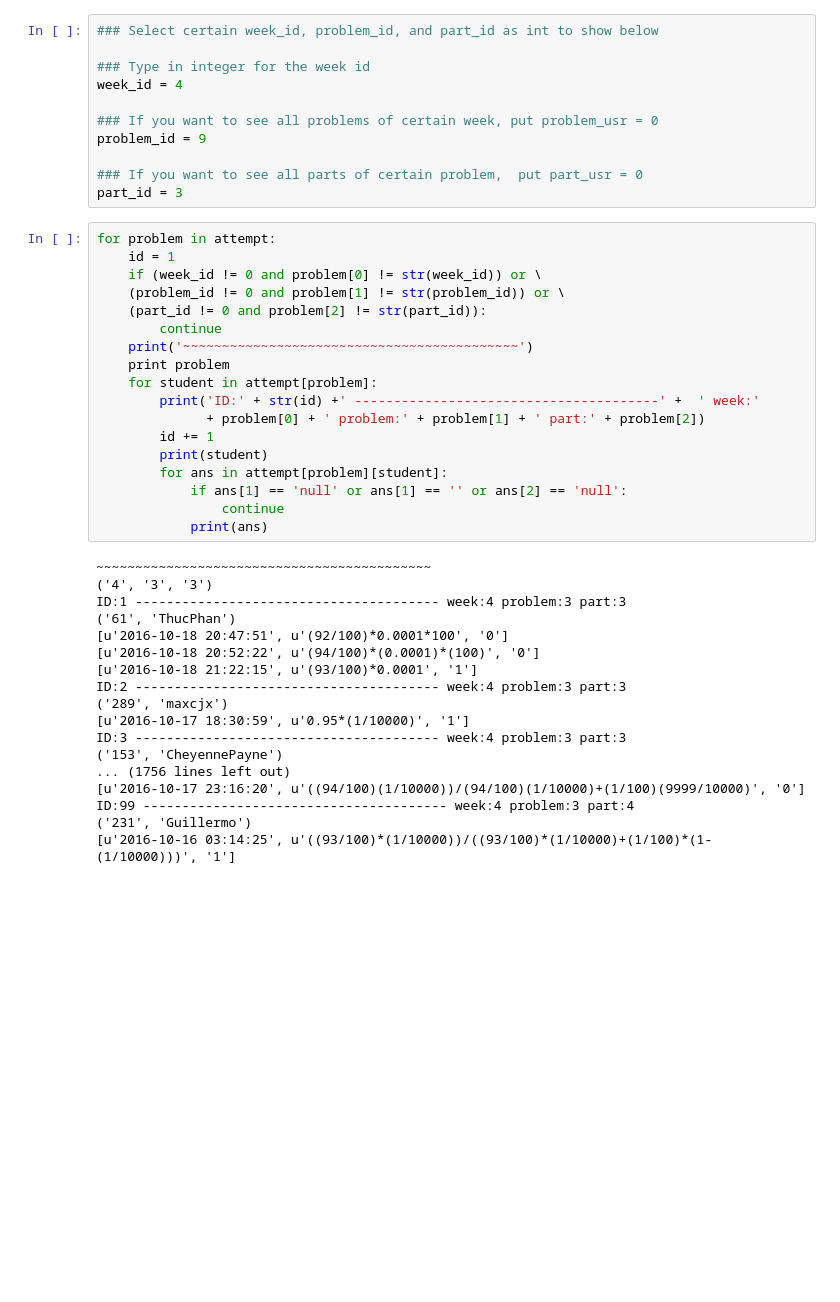
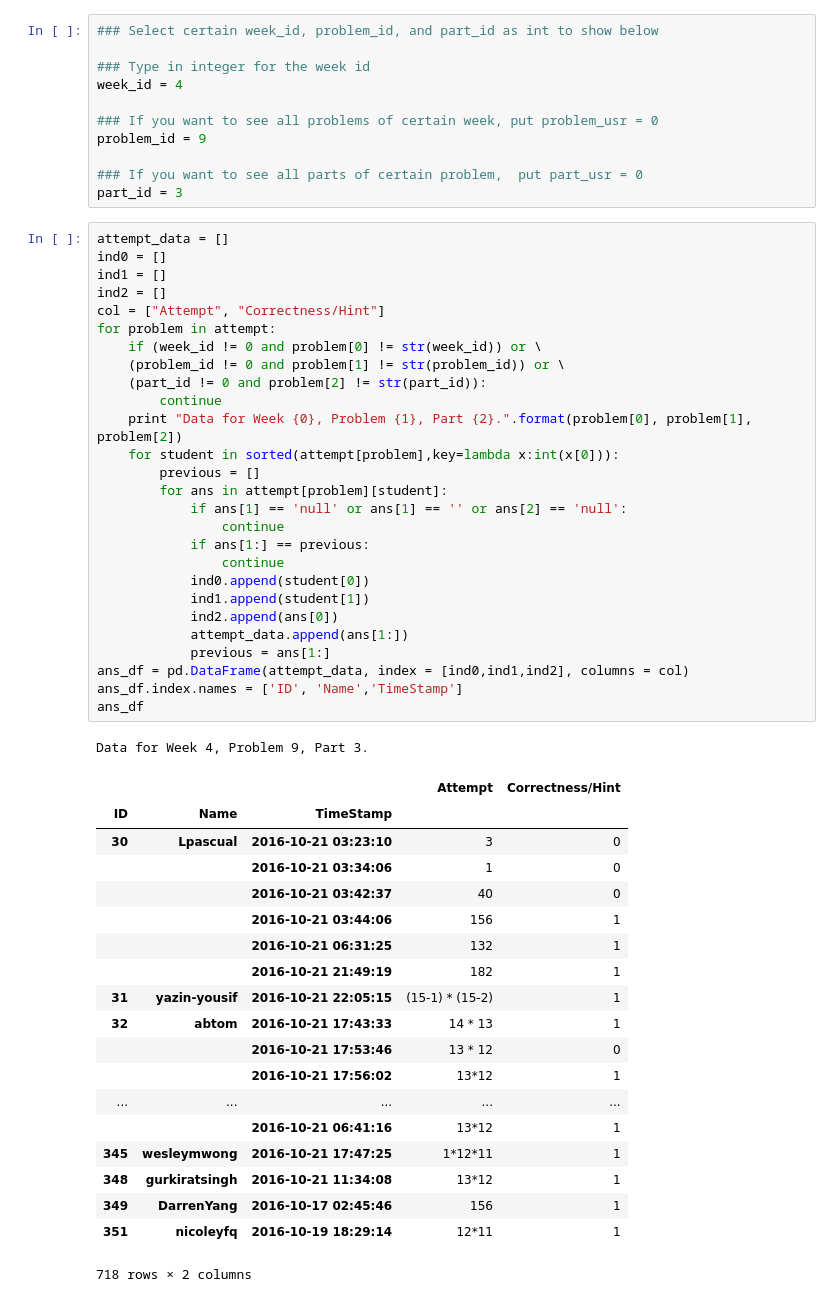
Before and after one commit to vrushalisamant/TA_repo, a Jupyter notebook: edX_data_notebook/Data_Analysis.py.ipynb, the cells around one changed output. Saved outputs shown, nothing was run; the diff lists cells and outputs as text; blank space fills up the shorter version.

Commit message:
updated week5 problems and data notebook

```diff
--- a/edX_data_notebook/Data_Analysis.py.ipynb
+++ b/edX_data_notebook/Data_Analysis.py.ipynb
@@ -59,41 +100,53 @@ problem_id = 9
 ### If you want to see all parts of certain problem,  put part_usr = 0
 part_id = 3
 # %%
+attempt_data = []
+ind0 = []
+ind1 = []
+ind2 = []
+col = ["Attempt", "Correctness/Hint"]
 for problem in attempt:
-    id = 1
     if (week_id != 0 and problem[0] != str(week_id)) or \
     (problem_id != 0 and problem[1] != str(problem_id)) or \
     (part_id != 0 and problem[2] != str(part_id)):
         continue
-    print('~~~~~~~~~~~~~~~~~~~~~~~~~~~~~~~~~~~~~~~~~~~')
-    print problem
-    for student in attempt[problem]:
-        print('ID:' + str(id) +' ---------------------------------------' +  ' week:'
-              + problem[0] + ' problem:' + problem[1] + ' part:' + problem[2])
-        id += 1
-        print(student)
+    print "Data for Week {0}, Problem {1}, Part {2}.".format(problem[0], problem[1], problem[2])
+    for student in sorted(attempt[problem],key=lambda x:int(x[0])):
+        previous = []
         for ans in attempt[problem][student]:
             if ans[1] == 'null' or ans[1] == '' or ans[2] == 'null':
                 continue
-            print(ans)
+            if ans[1:] == previous:
+                continue
+            ind0.append(student[0])
+            ind1.append(student[1])
+            ind2.append(ans[0])
+            attempt_data.append(ans[1:])
+            previous = ans[1:]
+ans_df = pd.DataFrame(attempt_data, index = [ind0,ind1,ind2], columns = col)
+ans_df.index.names = ['ID', 'Name','TimeStamp']
+ans_df
 # %% [output]
-~~~~~~~~~~~~~~~~~~~~~~~~~~~~~~~~~~~~~~~~~~~
-('4', '3', '3')
-ID:1 --------------------------------------- week:4 problem:3 part:3
-('61', 'ThucPhan')
-[u'2016-10-18 20:47:51', u'(92/100)*0.0001*100', '0']
-[u'2016-10-18 20:52:22', u'(94/100)*(0.0001)*(100)', '0']
-[u'2016-10-18 21:22:15', u'(93/100)*0.0001', '1']
-ID:2 --------------------------------------- week:4 problem:3 part:3
-('289', 'maxcjx')
-[u'2016-10-17 18:30:59', u'0.95*(1/10000)', '1']
-ID:3 --------------------------------------- week:4 problem:3 part:3
-('153', 'CheyennePayne')
-... (1756 lines left out)
-[u'2016-10-17 23:16:20', u'((94/100)(1/10000))/(94/100)(1/10000)+(1/100)(9999/10000)', '0']
-ID:99 --------------------------------------- week:4 problem:3 part:4
-('231', 'Guillermo')
-[u'2016-10-16 03:14:25', u'((93/100)*(1/10000))/((93/100)*(1/10000)+(1/100)*(1-(1/10000)))', '1']
+Data for Week 4, Problem 9, Part 3.
+|  |  |  | Attempt | Correctness/Hint |
+| ID | Name | TimeStamp |  |  |
+| 30 | Lpascual | 2016-10-21 03:23:10 | 3 | 0 |
+|  |  | 2016-10-21 03:34:06 | 1 | 0 |
+|  |  | 2016-10-21 03:42:37 | 40 | 0 |
+|  |  | 2016-10-21 03:44:06 | 156 | 1 |
+|  |  | 2016-10-21 06:31:25 | 132 | 1 |
+|  |  | 2016-10-21 21:49:19 | 182 | 1 |
+| 31 | yazin-yousif | 2016-10-21 22:05:15 | (15-1) * (15-2) | 1 |
+| 32 | abtom | 2016-10-21 17:43:33 | 14 * 13 | 1 |
+|  |  | 2016-10-21 17:53:46 | 13 * 12 | 0 |
+|  |  | 2016-10-21 17:56:02 | 13*12 | 1 |
+| ... | ... | ... | ... | ... |
+|  |  | 2016-10-21 06:41:16 | 13*12 | 1 |
+| 345 | wesleymwong | 2016-10-21 17:47:25 | 1*12*11 | 1 |
+| 348 | gurkiratsingh | 2016-10-21 11:34:08 | 13*12 | 1 |
+| 349 | DarrenYang | 2016-10-17 02:45:46 | 156 | 1 |
+| 351 | nicoleyfq | 2016-10-19 18:29:14 | 12*11 | 1 |
+718 rows × 2 columns
 # %%
 #combine two dic
 for problem in attempt:
```
Also changed, not shown: parts of 9 cells of this notebook, 6 other files.
